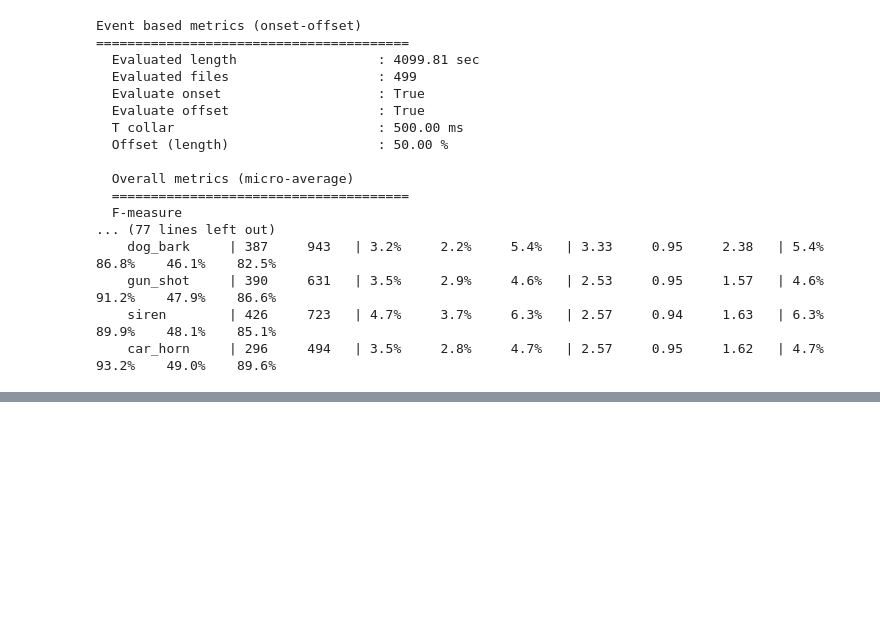
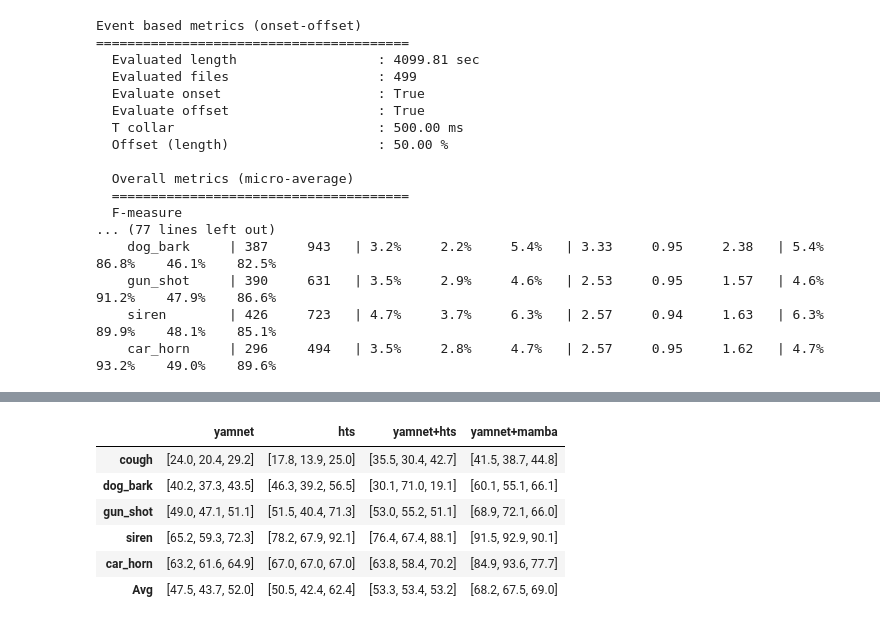
Before and after one commit to yxtann/sound-event-detection, a Jupyter notebook: notebooks/evaluation_test.ipynb, the cells around one changed output, grey strips where cells are left out. Cells and saved outputs as stored; diff of their text form; code cells hidden in the pictures; blank space fills up the shorter version.

```diff
--- a/notebooks/evaluation_test.ipynb
+++ b/notebooks/evaluation_test.ipynb
@@ -121,0 +174,4 @@ Event based metrics (onset-offset)
+# %%
+with open('outputs/mamba_yamnet.json', "r") as f:
+    mamba_dict = json.load(f)
+calculate_metrics(mamba_dict, gt_event_dict, t_collar=0.5)
@@ -142,0 +254,14 @@ pd.DataFrame(cm, index = CLASSES, columns = CLASSES)
+# %%
+# Segment based for report
+latex_str = ''
+for c, c2 in zip(classes, classes2):
+    row = '\\textbf{' + c2 + '} & '
+    for file in res:
+        for v in file[c].values():
+            row += str(v)
+            row += ' & '
+    latex_str += row[:-3] # exclude last &
+    latex_str += ' \\\\ \n'
+
+print('Segment based')
+print(latex_str)
@@ -142,0 +275,13 @@ pd.DataFrame(cm, index = CLASSES, columns = CLASSES)
+# %%
+res = []
+for file in jsons:
+    res.append(calculate_event_metrics_custom(file, gt_event_dict, t_collar=0.5))
+pd.DataFrame([[list(file[c].values()) for c in classes] for file in res], index = models, columns = classes).T
+# %% [output]
+|  | yamnet | hts | yamnet+hts | yamnet+mamba |
+| cough | [24.0, 20.4, 29.2] | [17.8, 13.9, 25.0] | [35.5, 30.4, 42.7] | [41.5, 38.7, 44.8] |
+| dog_bark | [40.2, 37.3, 43.5] | [46.3, 39.2, 56.5] | [30.1, 71.0, 19.1] | [60.1, 55.1, 66.1] |
+| gun_shot | [49.0, 47.1, 51.1] | [51.5, 40.4, 71.3] | [53.0, 55.2, 51.1] | [68.9, 72.1, 66.0] |
+| siren | [65.2, 59.3, 72.3] | [78.2, 67.9, 92.1] | [76.4, 67.4, 88.1] | [91.5, 92.9, 90.1] |
+| car_horn | [63.2, 61.6, 64.9] | [67.0, 67.0, 67.0] | [63.8, 58.4, 70.2] | [84.9, 93.6, 77.7] |
+| Avg | [47.5, 43.7, 52.0] | [50.5, 42.4, 62.4] | [53.3, 53.4, 53.2] | [68.2, 67.5, 69.0] |
```
Also changed, not shown: parts of 26 cells of this notebook.
